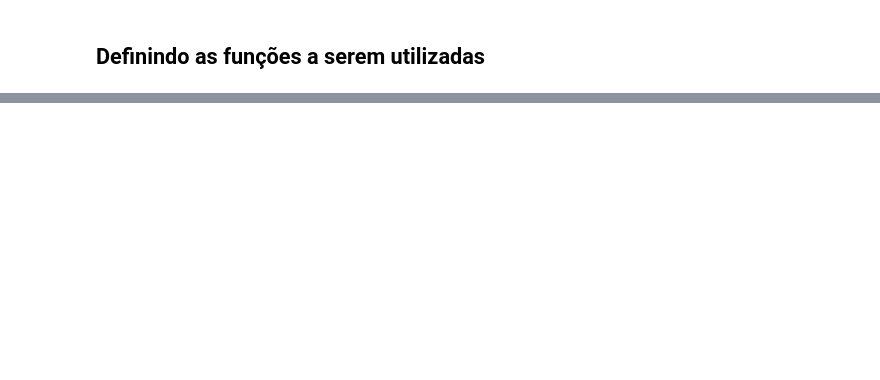
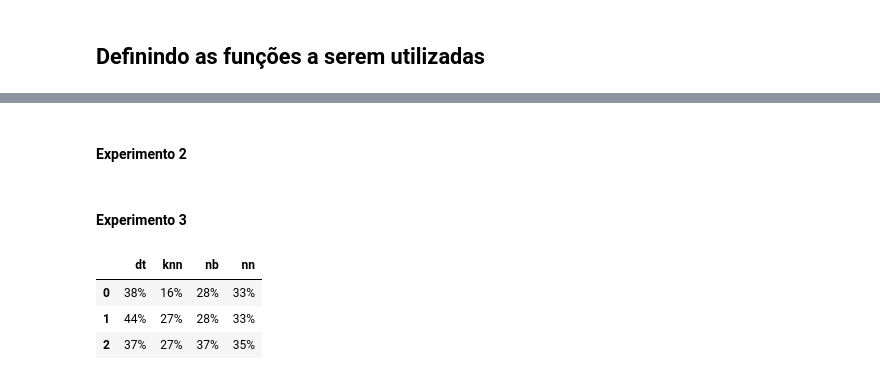
Before and after one commit to patrickpiresdev/data_science_uerj, a Jupyter notebook: Trabalhos/analise2.ipynb, the cells around one changed output, grey strips where cells are left out. Saved outputs shown, nothing was run; the diff lists cells and outputs as text; code cells hidden in the pictures; blank space fills up the shorter version.

Commit message:
Add initial ideas for model evaluation strategies

```diff
--- a/Trabalhos/analise2.ipynb
+++ b/Trabalhos/analise2.ipynb
@@ -930,0 +300,28 @@ accuracy: 0.71
+# %%
+df = pd.read_csv('class_german_credit.csv')
+
+# dicionário para armazenar os recalls de cada modelo em cada experimento
+recalls = {
+    'dt': [],
+    'knn': [],
+    'nb': [],
+    'nn': []
+}
+
+experiments_defs = [
+    {'model': DecisionTreeClassifier(random_state=42), 'df': df, 'model_acronym': 'dt', 'show_confusion_matrix': False},
+    {'model': KNeighborsClassifier(), 'df': df, 'model_acronym': 'knn', 'show_confusion_matrix': False},
+    {'model': GaussianNB(), 'df': df, 'model_acronym': 'nb', 'show_confusion_matrix': False, 'pos_label': 0},
+    {'model': MLPClassifier(random_state=42), 'df': df, 'model_acronym': 'nn', 'show_confusion_matrix': False}
+]
+
+def execute_experiments(experiments_defs, recalls):
+    for experiment in experiments_defs:
+        model_acronym = experiment['model_acronym']
+        recall = execute_experiment(**experiment)
+        recall = f'{int(recall*100)}%'
+        recalls[model_acronym].append(recall)
+
+execute_experiments(experiments_defs, recalls)
+# %% [markdown]
+#### Experimento 2
@@ -930,0 +340,2 @@ accuracy: 0.71
+# %% [markdown]
+#### Experimento 3
@@ -930,0 +351,7 @@ accuracy: 0.71
+# %%
+pd.DataFrame(recalls)
+# %% [output]
+|  | dt | knn | nb | nn |
+| 0 | 38% | 16% | 28% | 33% |
+| 1 | 44% | 27% | 28% | 33% |
+| 2 | 37% | 27% | 37% | 35% |
```
Also changed, not shown: parts of 121 cells of this notebook, 13 other files.
